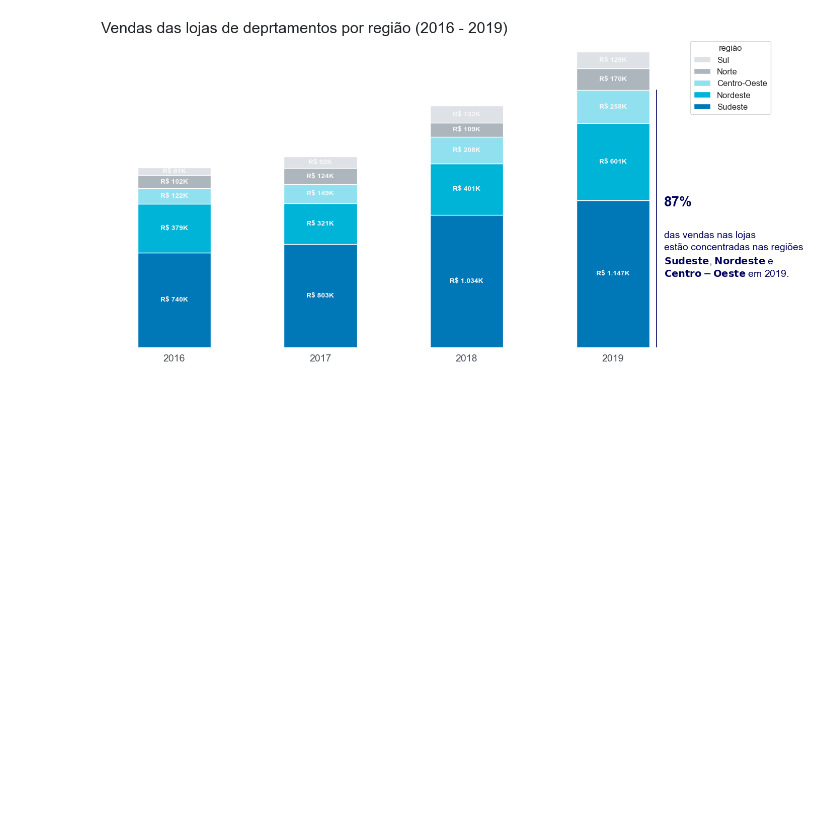
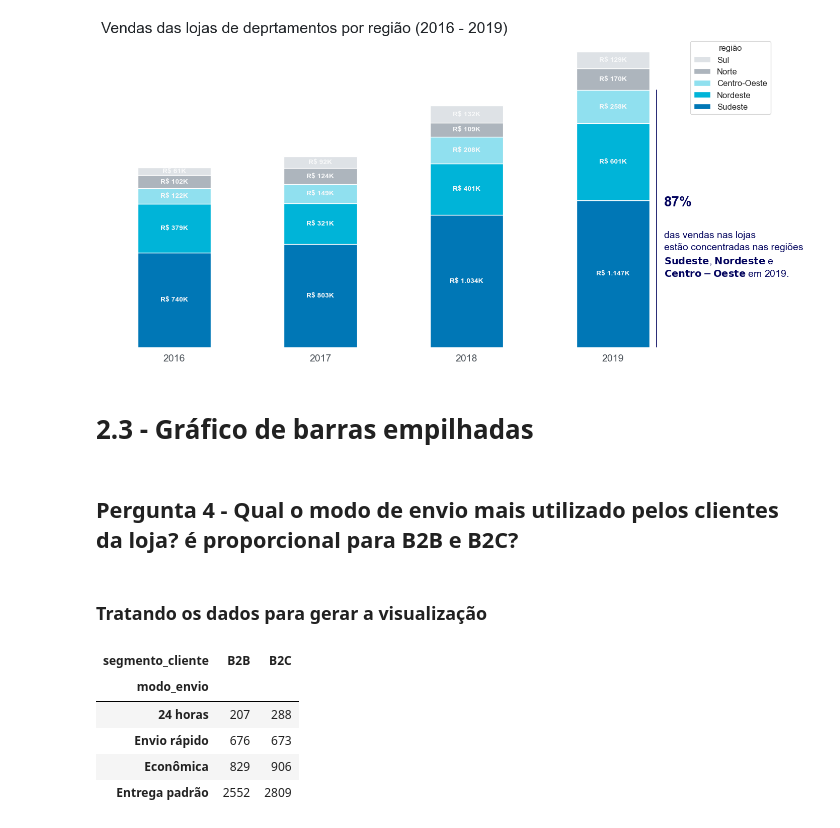
Before and after one commit to RogerCabralSilva/Data-Visualization-gr-ficos-de-compara--o-e-distribui--o, a Jupyter notebook: notebook.ipynb, the cells around one changed output. Cells and saved outputs as stored; diff of their text form; code cells hidden in the pictures; blank space fills up the shorter version.

Commit message:
Trantando dados para gráfico de barras empilhadas

```diff
--- a/notebook.ipynb
+++ b/notebook.ipynb
@@ -305,3 +305,25 @@ ax.axvline(x=3.3, ymin=0, ymax=0.83, color=AZUL1, linewidth=1.2)
 # %% [output]
 <matplotlib.lines.Line2D at 0x...>
 [figure]
+# %% [markdown]
+# 2.3 - Gráfico de barras empilhadas
+# %% [markdown]
+## **Pergunta 4 -** Qual o modo de envio mais utilizado pelos clientes da loja? é proporcional para B2B e B2C?
+# %% [markdown]
+### Tratando os dados para gerar a visualização
+# %%
+# Criando um df com os dados desejados
+df_envio = vendas.copy()
+df_envio = df_envio[["modo_envio", "segmento_cliente"]]
+
+# Criando uma tabela cruzada com os modos de envio divididos pelos clientes B2C e B2B
+df_envio_seg = pd.crosstab(index=df_envio.modo_envio, columns=df_envio.segmento_cliente).sort_values("B2B")
+
+df_envio_seg
+# %% [output]
+| segmento_cliente | B2B | B2C |
+| modo_envio |  |  |
+| 24 horas | 207 | 288 |
+| Envio rápido | 676 | 673 |
+| Econômica | 829 | 906 |
+| Entrega padrão | 2552 | 2809 |
```
